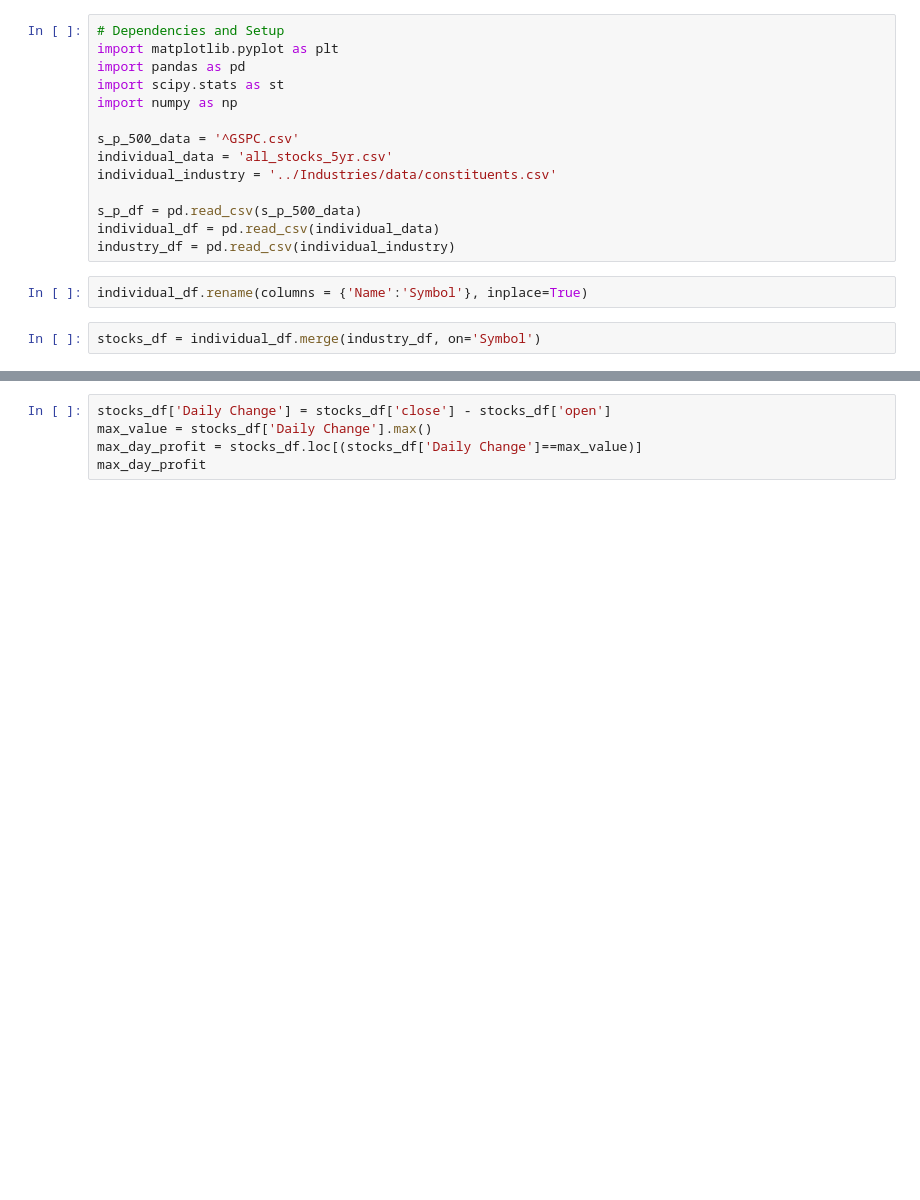
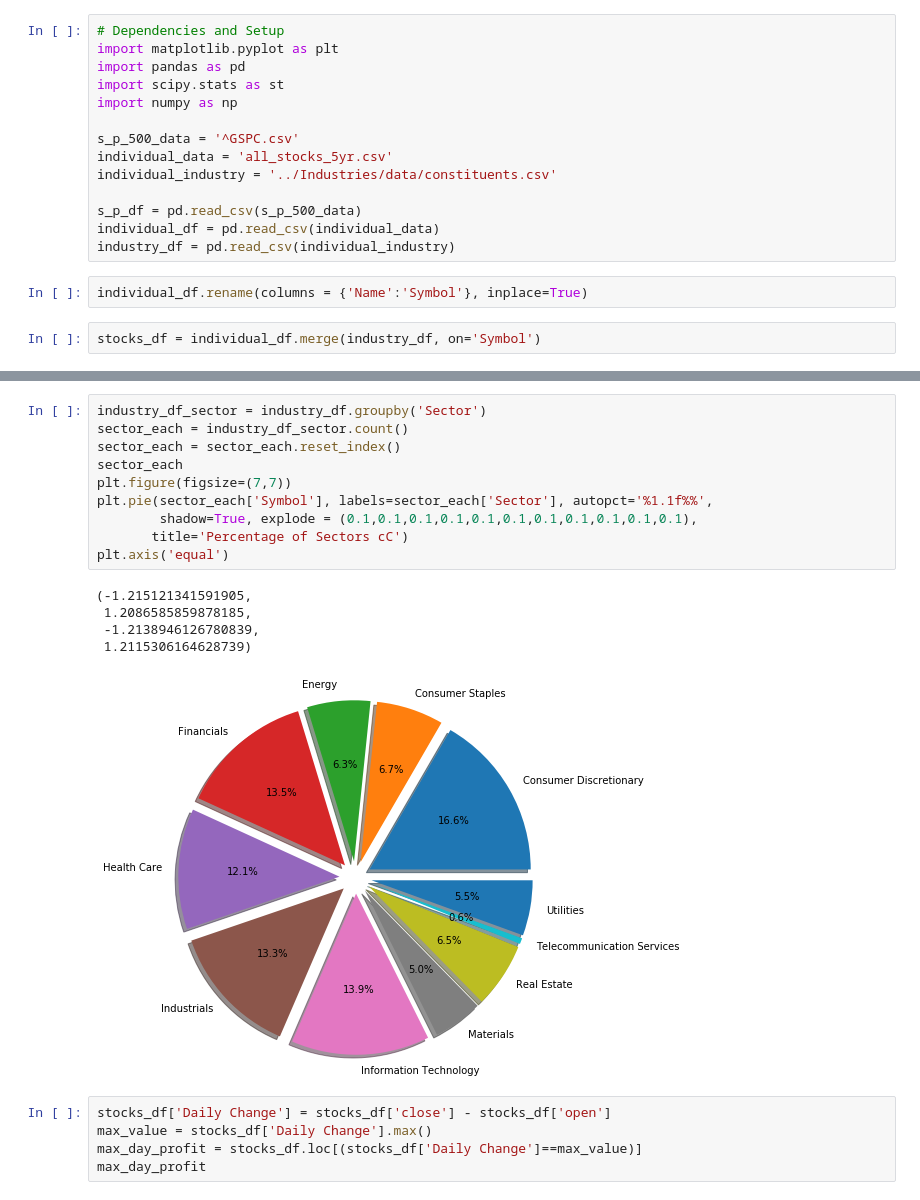
Before and after one commit to Jdshah06/S-P-500-Stock-Analysis, a Jupyter notebook: Pandas Data/sandp500/Benoit's Trucking.ipynb, the cells around one changed output, grey strips where cells are left out. Drawn from its saved outputs; the diff is of its cells as text; blank space fills up the shorter version.

Commit message:
pie chart

```diff
--- a/Pandas Data/sandp500/Benoit's Trucking.ipynb
+++ b/Pandas Data/sandp500/Benoit's Trucking.ipynb
@@ -19,3 +35,19 @@ stocks_df = individual_df.merge(industry_df, on='Symbol')
+# %%
+industry_df_sector = industry_df.groupby('Sector')
+sector_each = industry_df_sector.count()
+sector_each = sector_each.reset_index()
+sector_each
+plt.figure(figsize=(7,7))
+plt.pie(sector_each['Symbol'], labels=sector_each['Sector'], autopct='%1.1f%%',
+        shadow=True, explode = (0.1,0.1,0.1,0.1,0.1,0.1,0.1,0.1,0.1,0.1,0.1),
+       title='Percentage of Sectors cC')
+plt.axis('equal')
+# %% [output]
+(-1.215121341591905,
+ 1.2086585859878185,
+ -1.2138946126780839,
+ 1.2115306164628739)
+[figure, added]
 # %%
 stocks_df['Daily Change'] = stocks_df['close'] - stocks_df['open']
 max_value = stocks_df['Daily Change'].max()
```
Also changed, not shown: parts of 2 cells of this notebook.
